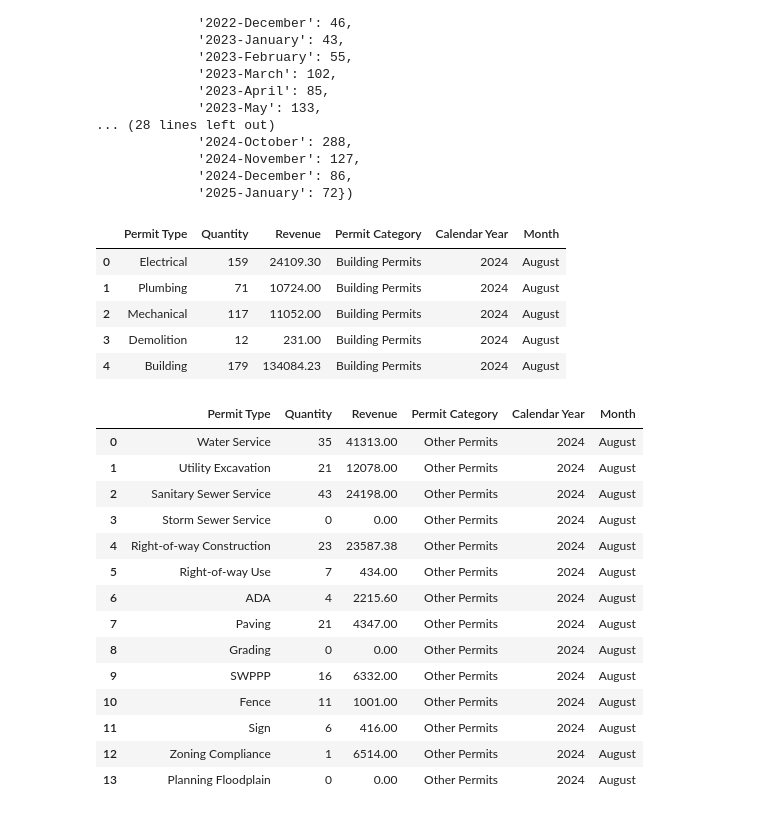
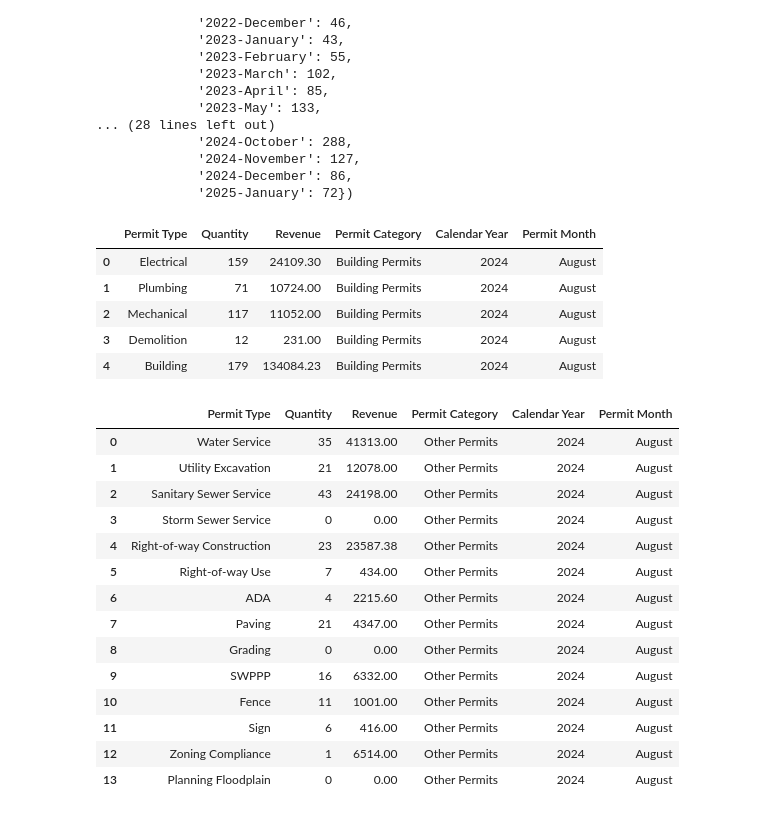
Before and after one commit to LukeWymanUM/capstone_missoula_building_permits, a Jupyter notebook: 03 Community Development Snapshots/processing_development_reports.ipynb, the cells around one changed output. Saved outputs shown, nothing was run; the diff lists cells and outputs as text; code cells hidden in the pictures.

```diff
--- a/03 Community Development Snapshots/processing_development_reports.ipynb
+++ b/03 Community Development Snapshots/processing_development_reports.ipynb
@@ -126,12 +126,12 @@ def build_sheet_details_df(file):
     df_1['Calendar Year'] = df_1['Month Number'].apply(lambda x: str(int(fiscal_year)-1) if x not in ['01', '02', '03', '04', '05', '06'] else fiscal_year)
 
     # Generate a date that can be used in dashboards for time frame filters
-    df_1['Date'] = pd.to_datetime(df_1['Calendar Year'].astype(str) + '-' + df_1['Month Number'] + '-01')
+    df_1['Permit Date'] = pd.to_datetime(df_1['Calendar Year'].astype(str) + '-' + df_1['Month Number'] + '-01')
 
     # Create the DataFrame of month names that we will join to month_df_1 so we have full month names
     df_2 = pd.DataFrame({
         'Month Number' : ['01', '02', '03', '04', '05', '06', '07', '08', '09', '10', '11', '12'],
-        'Month' : ['January', 'February', 'March', 'April', 'May', 'June', 'July', 'August', 'September', 'October', 'November', 'December']
+        'Permit Month' : ['January', 'February', 'March', 'April', 'May', 'June', 'July', 'August', 'September', 'October', 'November', 'December']
     })
 
     # Create the final DataFrame that will eventually be used to join onto row data read from a specific sheet.
@@ -148,14 +148,15 @@ def build_sheet_details_df(file):
     selected_sheets = [sheet for sheet in sheets if any(sheet.startswith(m) and "Report" in sheet for m in month_map)]
 
     # Create a new dataset with "Report Name" and "Month"
-    df_3 = pd.DataFrame([{"Report": sheet, "Month": month_map.get(sheet.split()[0], "Unknown")} for sheet in selected_sheets])
+    df_3 = pd.DataFrame([{"Report": sheet, 'Permit Month': month_map.get(sheet.split()[0], "Unknown")} for sheet in selected_sheets])
 
     # Create the final DataFrame that will eventually be used to join onto row data read from a specific sheet.
-    df_merged = pd.merge(df_merged, df_3, how='left', left_on='Month', right_on='Month')
+    df_merged = pd.merge(df_merged, df_3, how='left', left_on='Permit Month', right_on='Permit Month')
 
-    sheet_details_df = df_merged[['Data Dump', 'Five Reports', 'Report', 'Date', 'Month Number', 'Month', 'Calendar Year', 'Fiscal Year']]
+    sheet_details_df = df_merged[['Data Dump', 'Five Reports', 'Report', 'Permit Date', 'Month Number', 'Permit Month', "Fiscal Year", 'Calendar Year']]
 
     return sheet_details_df
+
 # Example
 file = os.getcwd()+'/data/FY25 Development Report Workbook.xlsx'
 build_sheet_details_df(file)
@@ -527,7 +528,7 @@ build_sheet_details_df(file)
 # %%
 def process_data_dumps(file):
 
-    sheet_details_df = build_sheet_details_df(file)[['Data Dump', 'Date', 'Month', 'Month Number', 'Calendar Year', 'Fiscal Year']]
+    sheet_details_df = build_sheet_details_df(file)[['Data Dump', 'Permit Date', 'Permit Month', 'Month Number', 'Calendar Year', 'Fiscal Year']]
 
     # Get sheets that contain both 'data' and 'dump'
     sheets = [sheet for sheet in pd.ExcelFile(file).sheet_names if all(word in sheet.lower() for word in ['data', 'dump'])]
@@ -648,7 +649,11 @@ def process_data_dumps(file):
         all_data.append(data_dump)
 
     # Concatenate all processed sheets into a single DataFrame
-    final_data_dump = pd.concat(all_data, ignore_index=True) if all_data else pd.DataFrame()
+    data_dumps = pd.concat(all_data, ignore_index=True) if all_data else pd.DataFrame()
+
+    final_data_dump = pd.concat([data_dumps.assign(**{"Year Type": 'Calendar', 'Permit Year': data_dumps['Calendar Year']}),
+                                data_dumps.assign(**{"Year Type": 'Fiscal', 'Permit Year': data_dumps['Fiscal Year']})
+                                ]).drop(['Calendar Year', 'Fiscal Year'], axis=1)
 
     return final_data_dump
 
@@ -802,12 +830,15 @@ file = os.getcwd() + '/output/BuildingPermitDataAll.csv'
 
 df = pd.read_csv(file)
 
+# Filter the DataFrame to only include calendar year rows
+df_calendar = df[df['Year Type'] == 'Calendar']
+
 # Initialize a dictionary to store permit counts
 permit_counts = defaultdict(int)
 
 # Iterate through each row and count occurrences
-for _, row in df.iterrows():
-    year, month = str(row['Calendar Year']), str(row['Month']).zfill(2)  # Ensure proper format
+for _, row in df_calendar.iterrows():
+    year, month = str(row['Permit Year']), str(row['Permit Month']).zfill(2)  # Ensure proper format
     key = f"{year}-{month}"  # Format as 'YYYY-MM'
     permit_counts[key] += 1  # Increment count
 
@@ -910,35 +941,35 @@ def extract_building_permits(file, sheet, year, month):
 
     # Demolition
     search = "Demolition"
     permits_number = get_value_to_right(data, search, num_columns=2)
     permits_revenue = get_value_to_right(data, search, num_columns=3)
     permit_data['Permit Type'].append("Demolition")
     permit_data['Quantity'].append(permits_number if permits_number else 0)
     permit_data['Revenue'].append(permits_revenue if permits_revenue else 0)
 
     # Building Permits
     search = "Building"
     permits_number = permit_counts[f"{year}-{month}"]
     permits_revenue = get_value_to_right(data, search, num_columns=3)
     permit_data['Permit Type'].append("Building")
     permit_data['Quantity'].append(permits_number if permits_number else 0)
     permit_data['Revenue'].append(permits_revenue if permits_revenue else 0)
 
     # Create a DataFrame from the dictionary
     df = pd.DataFrame(permit_data)
     df['Permit Category'] = ['Building Permits']*len(df)
     df['Calendar Year'] = [year]*len(df)
-    df['Month'] = [month]*len(df)
+    df['Permit Month'] = [month]*len(df)
 
     return df
 
 # Example
 file = os.getcwd()+'/data/FY25 Development Report Workbook.xlsx'
 sheet = 'Aug Report'
 building_permits = extract_building_permits(file, sheet, '2024', 'August')
 building_permits
 # %% [output]
-|  | Permit Type | Quantity | Revenue | Permit Category | Calendar Year | Month |
+|  | Permit Type | Quantity | Revenue | Permit Category | Calendar Year | Permit Month |
 | 0 | Electrical | 159 | 24109.30 | Building Permits | 2024 | August |
 | 1 | Plumbing | 71 | 10724.00 | Building Permits | 2024 | August |
 | 2 | Mechanical | 117 | 11052.00 | Building Permits | 2024 | August |
@@ -1080,7 +1111,7 @@ def extract_other_permits(file, sheet, year, month):
     df = pd.DataFrame(permit_data)
     df['Permit Category'] = ['Other Permits']*len(df)
     df['Calendar Year'] = [year]*len(df)
-    df['Month'] = [month]*len(df)
+    df['Permit Month'] = [month]*len(df)
 
     return df
 
@@ -1092,7 +1123,7 @@ month = 'August'
 other_permits = extract_other_permits(file, sheet, year, month)
 other_permits
 # %% [output]
-|  | Permit Type | Quantity | Revenue | Permit Category | Calendar Year | Month |
+|  | Permit Type | Quantity | Revenue | Permit Category | Calendar Year | Permit Month |
 | 0 | Water Service | 35 | 41313.00 | Other Permits | 2024 | August |
 | 1 | Utility Excavation | 21 | 12078.00 | Other Permits | 2024 | August |
 | 2 | Sanitary Sewer Service | 43 | 24198.00 | Other Permits | 2024 | August |
```
Also changed, not shown: parts of 6 cells of this notebook.
